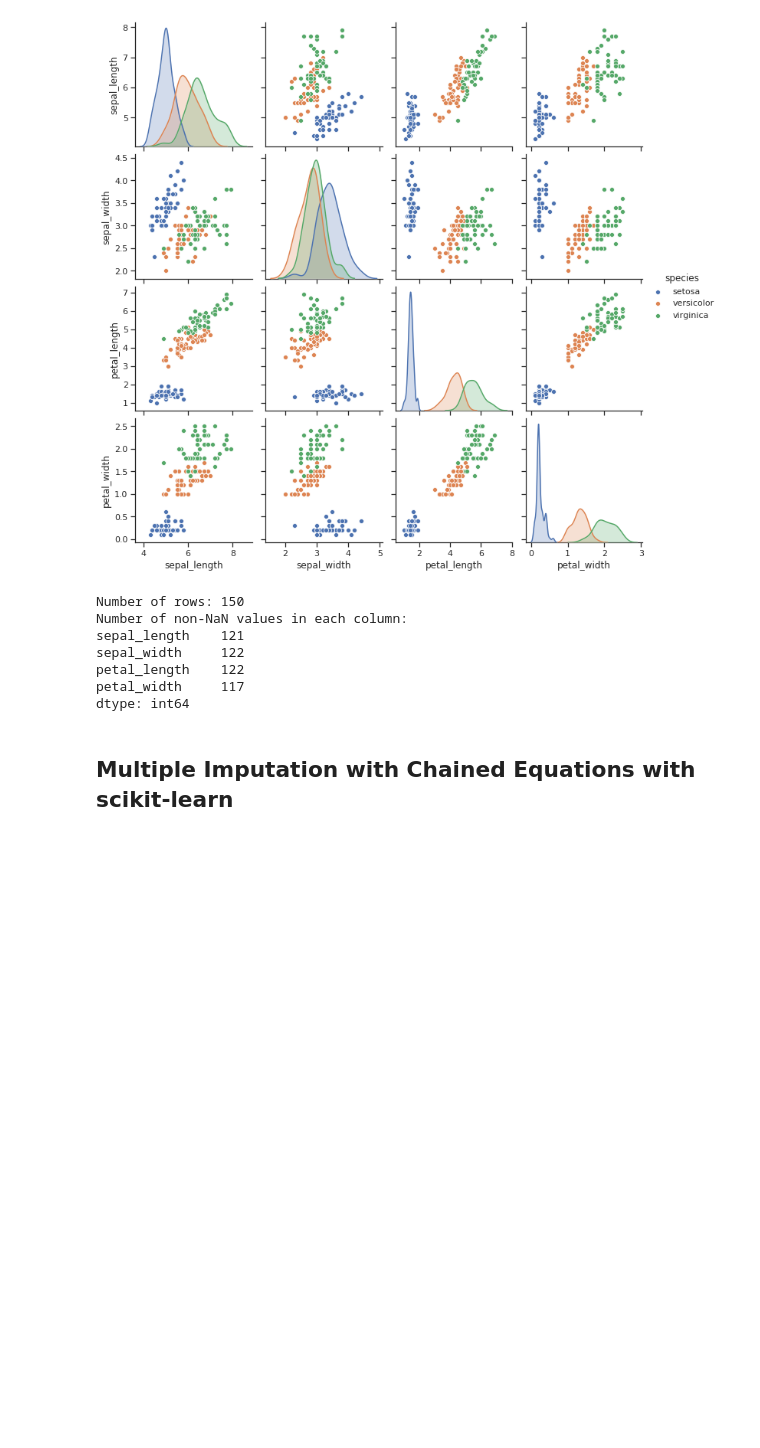
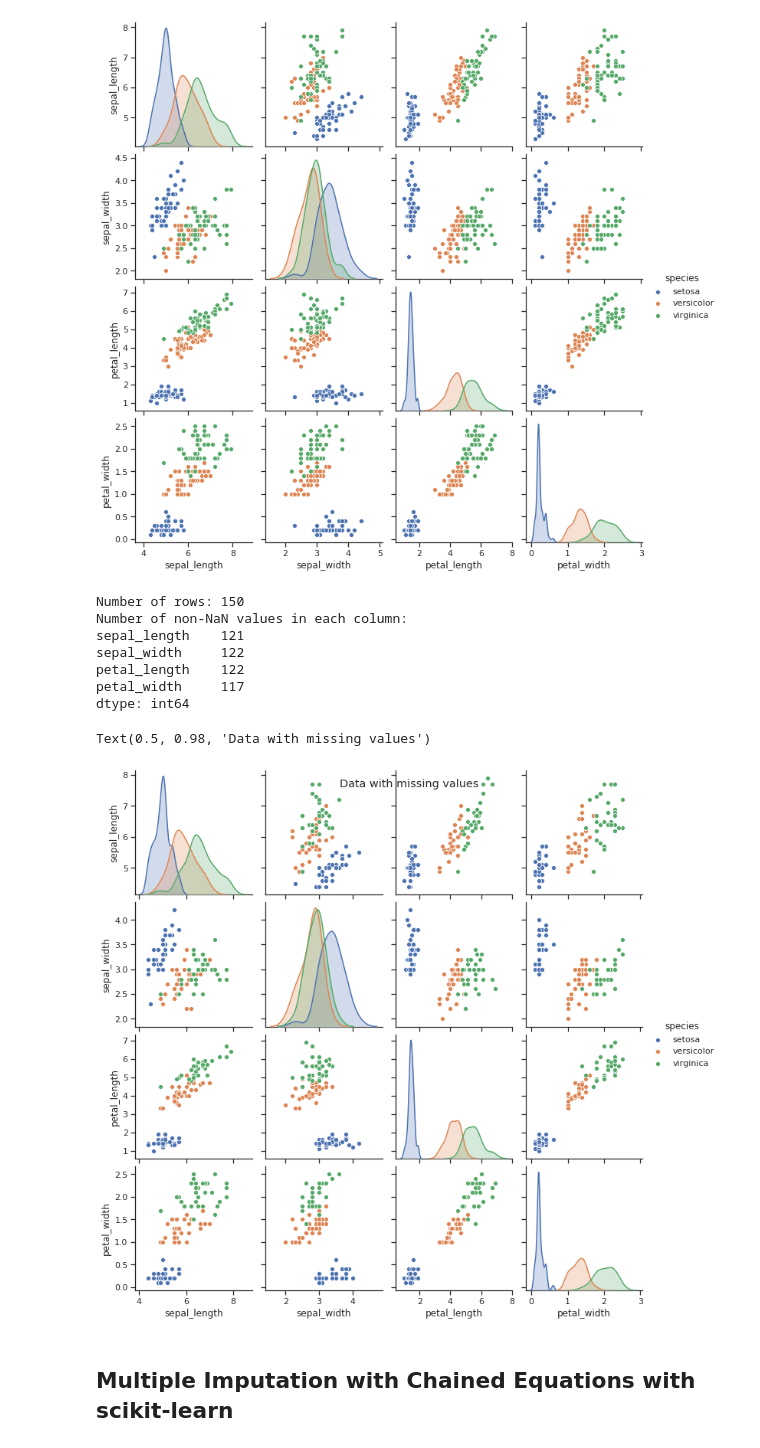
Before and after one commit to charlesbmi/python-examples, a Jupyter notebook: missing_data/mice.ipynb, the cells around one changed output. Saved outputs shown, nothing was run; the diff lists cells and outputs as text; code cells hidden in the pictures; blank space fills up the shorter version.

Commit message:
Add pairplot of missing data

```diff
--- a/missing_data/mice.ipynb
+++ b/missing_data/mice.ipynb
@@ -62,6 +62,15 @@ sepal_width     122
 petal_length    122
 petal_width     117
 dtype: int64
+# %%
+# Visualize data with missing entries
+missing_df_with_categorical = missing_df.copy()
+missing_df_with_categorical['species'] = df.species
+g = sns.pairplot(missing_df_with_categorical, hue='species')
+g.fig.suptitle('Data with missing values')
+# %% [output]
+Text(0.5, 0.98, 'Data with missing values')
+[figure, added]
 # %% [markdown]
 ## Multiple Imputation with Chained Equations with scikit-learn
 # %%
```
